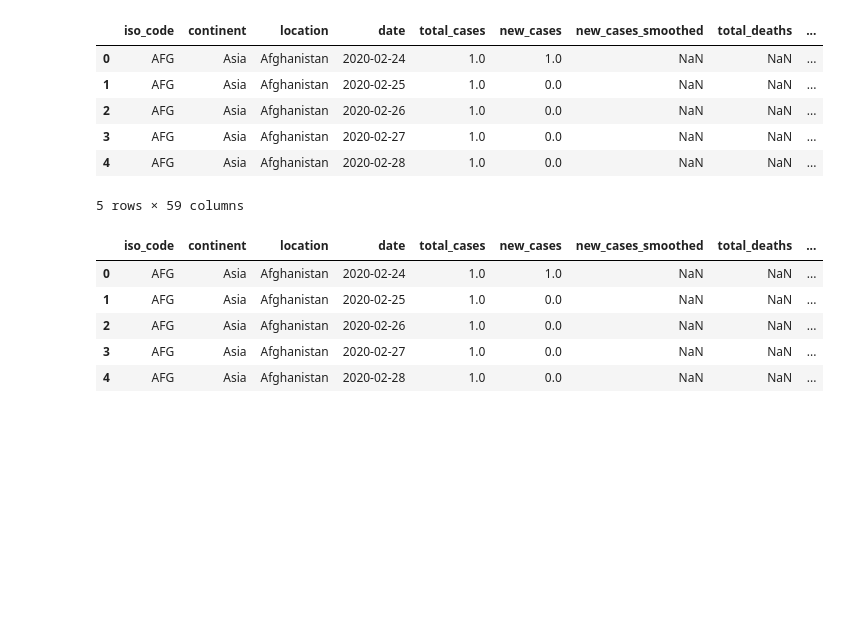
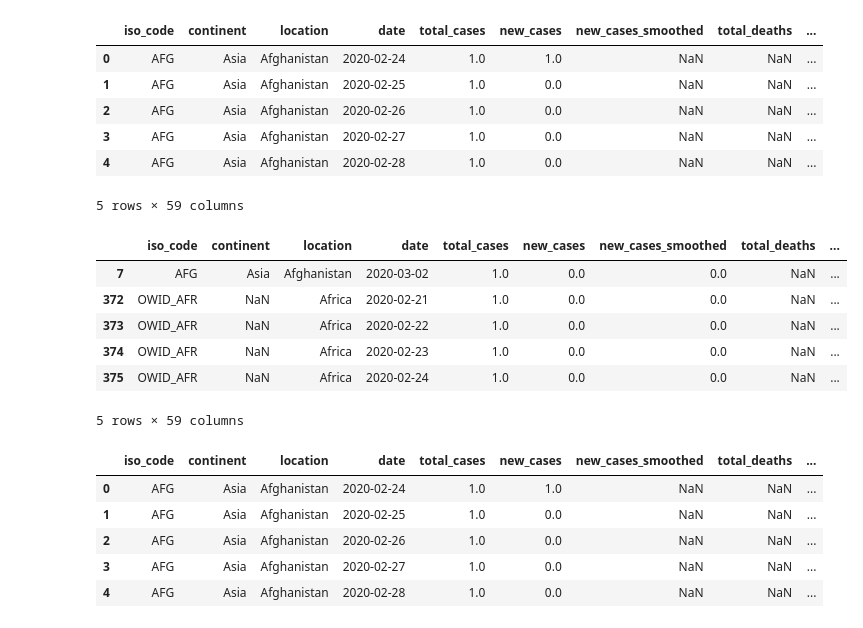
Before and after one commit to CGrannan/Covid-19-Project, a Jupyter notebook: Covid_19_stats.ipynb, the cells around one changed output. Saved outputs shown, nothing was run; the diff lists cells and outputs as text; code cells hidden in the pictures; blank space fills up the shorter version.

```diff
--- a/Covid_19_stats.ipynb
+++ b/Covid_19_stats.ipynb
@@ -81,6 +110,16 @@ data[data.new_cases_smoothed.isna()].head()
 | 3 | AFG | Asia | Afghanistan | 2020-02-27 | 1.0 | 0.0 | NaN | NaN | ... |
 | 4 | AFG | Asia | Afghanistan | 2020-02-28 | 1.0 | 0.0 | NaN | NaN | ... |
 5 rows × 59 columns
+# %%
+data[data.new_cases_smoothed == 0].head()
+# %% [output]
+|  | iso_code | continent | location | date | total_cases | new_cases | new_cases_smoothed | total_deaths | ... |
+| 7 | AFG | Asia | Afghanistan | 2020-03-02 | 1.0 | 0.0 | 0.0 | NaN | ... |
+| 372 | OWID_AFR | NaN | Africa | 2020-02-21 | 1.0 | 0.0 | 0.0 | NaN | ... |
+| 373 | OWID_AFR | NaN | Africa | 2020-02-22 | 1.0 | 0.0 | 0.0 | NaN | ... |
+| 374 | OWID_AFR | NaN | Africa | 2020-02-23 | 1.0 | 0.0 | 0.0 | NaN | ... |
+| 375 | OWID_AFR | NaN | Africa | 2020-02-24 | 1.0 | 0.0 | 0.0 | NaN | ... |
+5 rows × 59 columns
 # %%
 data[data.total_deaths.isna()].head()
 # %% [output]
```
Also changed, not shown: parts of 17 cells of this notebook.
